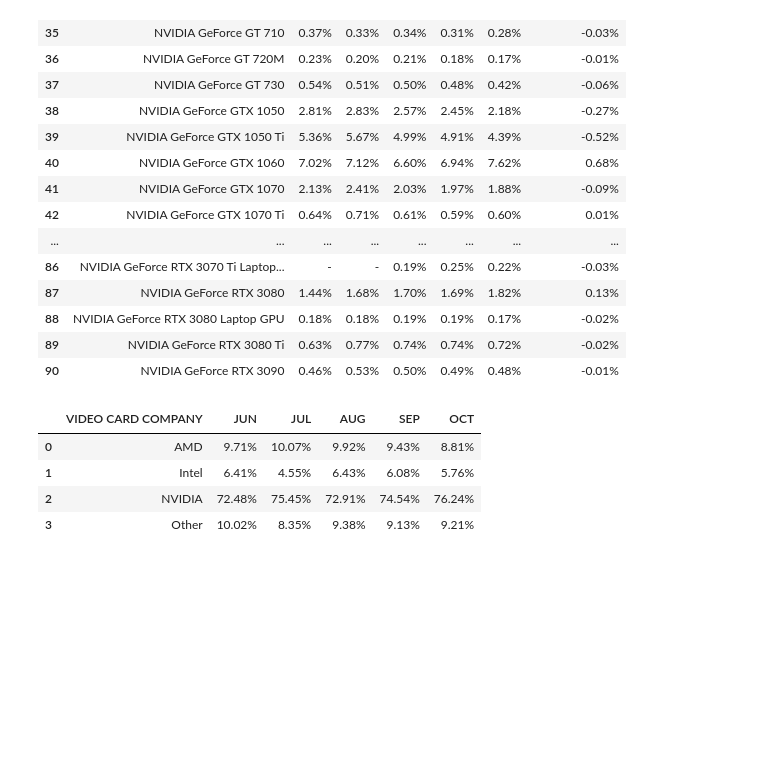
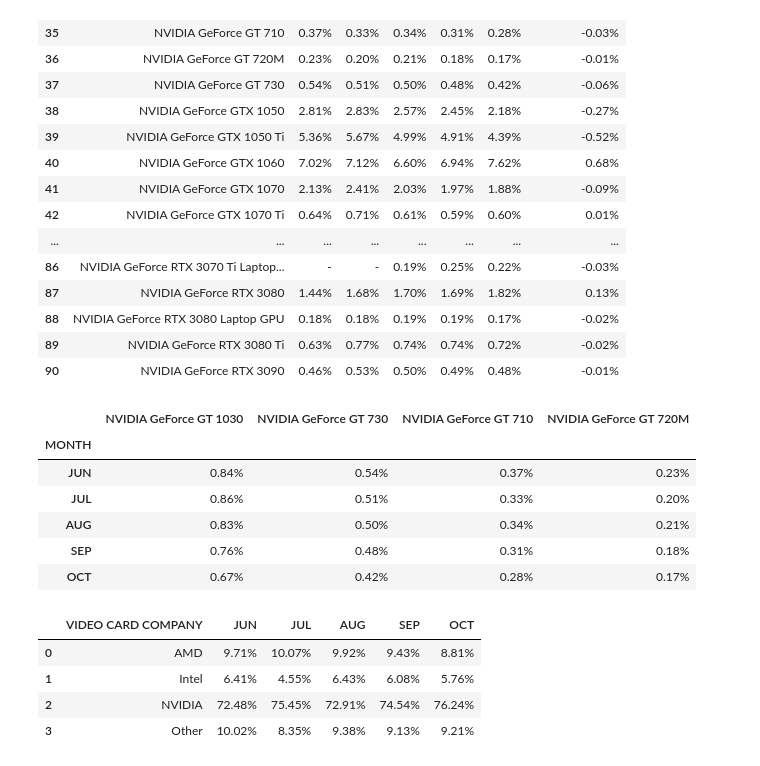
Before and after one commit to zchaikin/ics484, a Jupyter notebook: Scratch paper.ipynb, the cells around one changed output. Cells and saved outputs as stored; diff of their text form; code cells hidden in the pictures; blank space fills up the shorter version.

Commit message:
regex for nvidia

```diff
--- a/Scratch paper.ipynb
+++ b/Scratch paper.ipynb
@@ -119,6 +107,21 @@ nvidia
 | 88 | NVIDIA GeForce RTX 3080 Laptop GPU | 0.18% | 0.18% | 0.19% | 0.19% | 0.17% | -0.02% |
 | 89 | NVIDIA GeForce RTX 3080 Ti | 0.63% | 0.77% | 0.74% | 0.74% | 0.72% | -0.02% |
 | 90 | NVIDIA GeForce RTX 3090 | 0.46% | 0.53% | 0.50% | 0.49% | 0.48% | -0.01% |
+# %%
+AMD = df.filter(regex=('(NVIDIA.*?)'))
+graphics = AMD.filter(regex=('[^.*?](GT .*?)'))
+Months = ['JUN', 'JUL', 'AUG', 'SEP', 'OCT']
+graphics.insert(0, 'MONTH', Months, True)
+graphics = graphics.set_index(['MONTH'])
+graphics
+# %% [output]
+|  | NVIDIA GeForce GT 1030 | NVIDIA GeForce GT 730 | NVIDIA GeForce GT 710 | NVIDIA GeForce GT 720M |
+| MONTH |  |  |  |  |
+| JUN | 0.84% | 0.54% | 0.37% | 0.23% |
+| JUL | 0.86% | 0.51% | 0.33% | 0.20% |
+| AUG | 0.83% | 0.50% | 0.34% | 0.21% |
+| SEP | 0.76% | 0.48% | 0.31% | 0.18% |
+| OCT | 0.67% | 0.42% | 0.28% | 0.17% |
 # %%
 by_company
 # %% [output]
```
Also changed, not shown: parts of 3 cells of this notebook, 1 other file.
